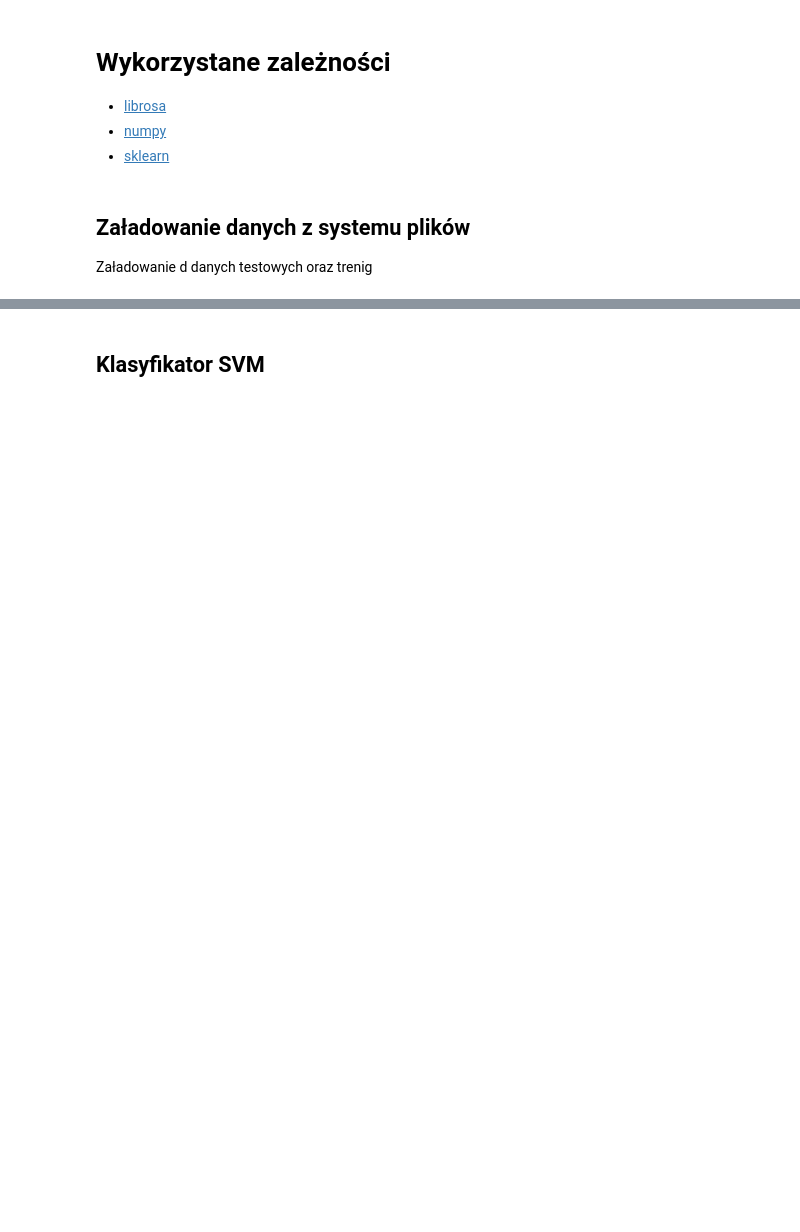
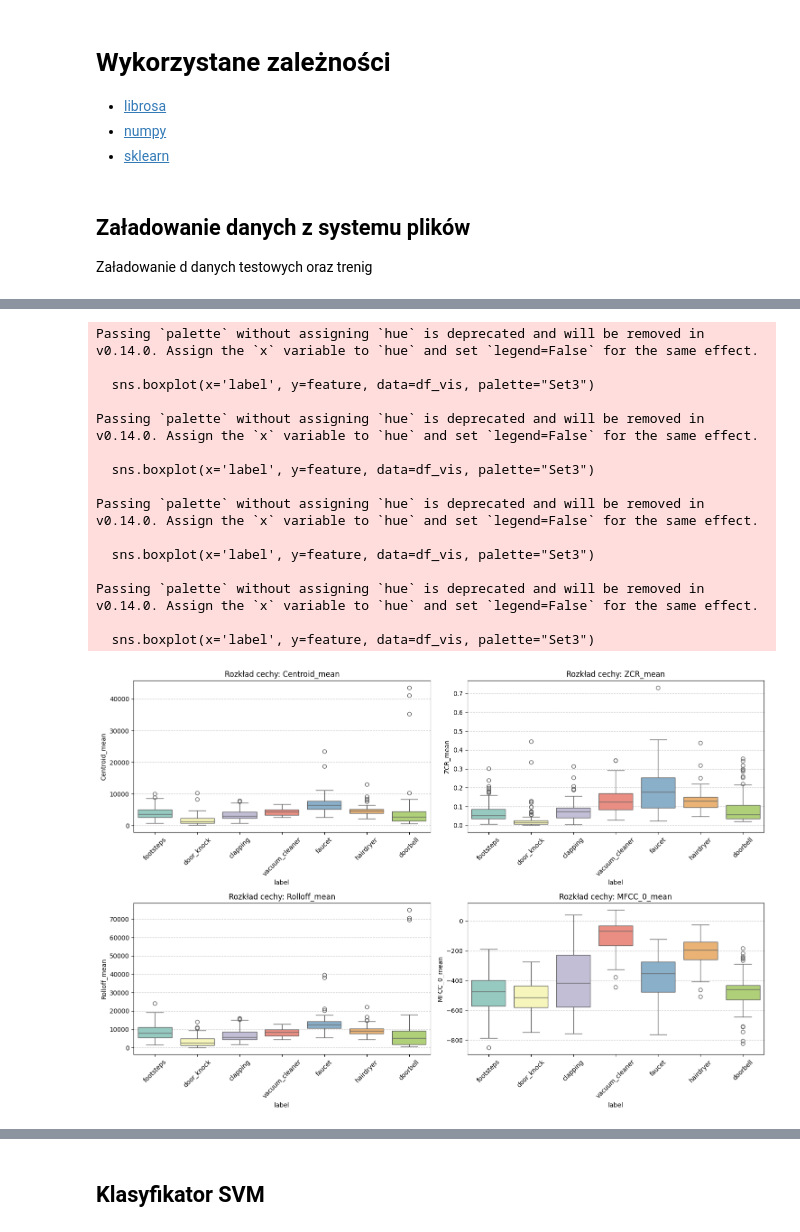
Before and after one commit to muzykos/Projekt_badawczy_System_rozpoznawania_zdarzen_dzwiekowych_w_przestrzeni_domowej, a Jupyter notebook: src/notebook/model-training.ipynb, the cells around one changed output, grey strips where cells are left out. Saved outputs shown, nothing was run; the diff lists cells and outputs as text; code cells hidden in the pictures; blank space fills up the shorter version.

```diff
--- a/src/notebook/model-training.ipynb
+++ b/src/notebook/model-training.ipynb
@@ -107,0 +172,72 @@ labels_ys = numpy.array(labels)
+# %%
+import pandas as pd
+from sklearn.decomposition import PCA
+
+# --- PRZYGOTOWANIE DANYCH DO WIZUALIZACJI ---
+
+# 0-12: MFCC Mean, 13-25: MFCC Std, ..., 78: Centroid Mean, 82: ZCR Mean
+feature_names = [f"MFCC_{i}_mean" for i in range(13)] + \
+                [f"MFCC_{i}_std" for i in range(13)] + \
+                [f"Delta_{i}_mean" for i in range(13)] + \
+                [f"Delta_{i}_std" for i in range(13)] + \
+                [f"Delta2_{i}_mean" for i in range(13)] + \
+                [f"Delta2_{i}_std" for i in range(13)] + \
+                ["Centroid_mean", "Centroid_std",
+                 "Rolloff_mean", "Rolloff_std",
+                 "ZCR_mean", "ZCR_std"]
+
+df_vis = pd.DataFrame(features_xs, columns=feature_names)
+df_vis['label'] = labels_ys
+
+# --- 1. WYKRESY PUDEŁKOWE (BOXPLOTS) ---
+selected_features = ['Centroid_mean', 'ZCR_mean', 'Rolloff_mean', 'MFCC_0_mean']
+
+plt.figure(figsize=(15, 10))
+for i, feature in enumerate(selected_features, 1):
+    plt.subplot(2, 2, i)
+    sns.boxplot(x='label', y=feature, data=df_vis, palette="Set3")
+    plt.title(f'Rozkład cechy: {feature}')
+    plt.xticks(rotation=45)
+    plt.grid(axis='y', linestyle='--', alpha=0.7)
+
+plt.tight_layout()
+plt.show()
+
+# --- 2. WYKRES PUNKTOWY (SCATTER PLOT) Z PCA ---
+pca = PCA(n_components=2)
+features_pca = pca.fit_transform(features_xs)
+
+plt.figure(figsize=(12, 8))
+sns.scatterplot(
+    x=features_pca[:, 0],
+    y=features_pca[:, 1],
+    hue=labels_ys,
+    palette="deep",
+    s=60,
+    alpha=0.8,
+    edgecolor="k"
+)
+plt.title('Wizualizacja przestrzeni cech (PCA 2D)')
+plt.xlabel(f'Pierwsza składowa')
+plt.ylabel(f'Druga składowa')
+plt.legend(bbox_to_anchor=(1.05, 1), loc='upper left')
+plt.grid(True, linestyle='--', alpha=0.5)
+plt.tight_layout()
+plt.show()
+# %% [output]
+Passing `palette` without assigning `hue` is deprecated and will be removed in v0.14.0. Assign the `x` variable to `hue` and set `legend=False` for the same effect.
+
+  sns.boxplot(x='label', y=feature, data=df_vis, palette="Set3")
+
+Passing `palette` without assigning `hue` is deprecated and will be removed in v0.14.0. Assign the `x` variable to `hue` and set `legend=False` for the same effect.
+
+  sns.boxplot(x='label', y=feature, data=df_vis, palette="Set3")
+
+Passing `palette` without assigning `hue` is deprecated and will be removed in v0.14.0. Assign the `x` variable to `hue` and set `legend=False` for the same effect.
+
+  sns.boxplot(x='label', y=feature, data=df_vis, palette="Set3")
+
+Passing `palette` without assigning `hue` is deprecated and will be removed in v0.14.0. Assign the `x` variable to `hue` and set `legend=False` for the same effect.
+
+  sns.boxplot(x='label', y=feature, data=df_vis, palette="Set3")
+[figure, added]
```
Also changed, not shown: parts of 10 cells of this notebook.
